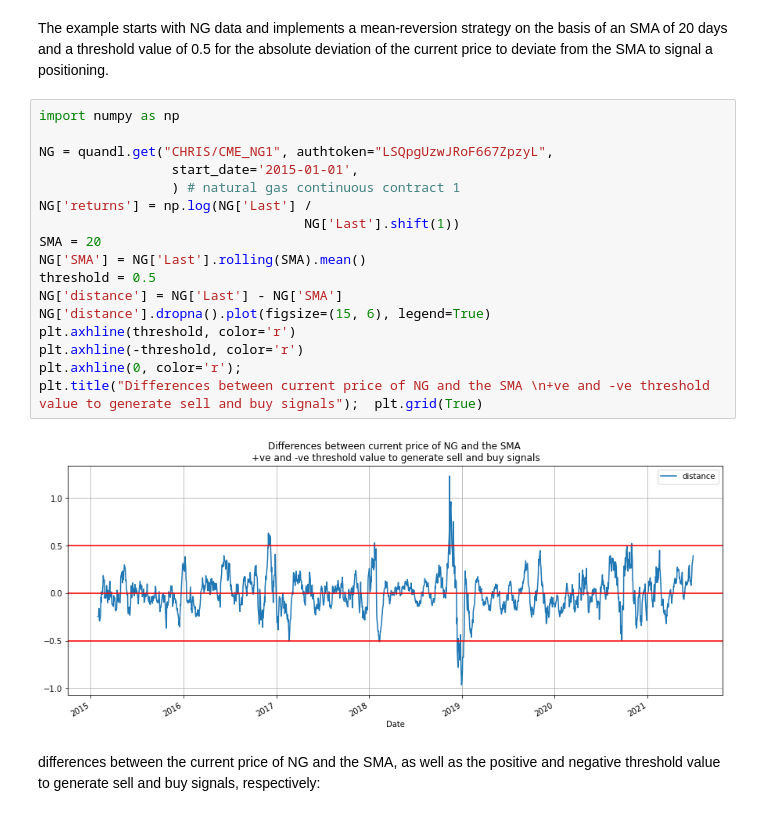
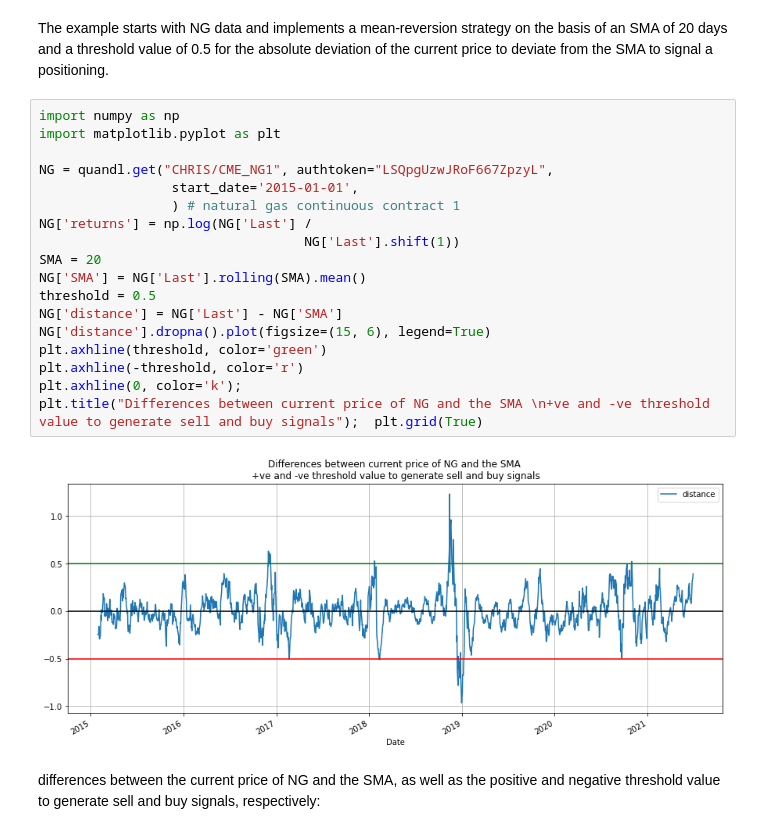
Before and after one commit to saritmaitra/Mean_Reversion_Trading, a Jupyter notebook: Mean_reversion_trading.ipynb, the cells around one changed output. Cells and saved outputs as stored; diff of their text form.

```diff
--- a/Mean_reversion_trading.ipynb
+++ b/Mean_reversion_trading.ipynb
@@ -14,23 +82,24 @@ from pandas import concat, DataFrame
 The example starts with NG data and implements a mean-reversion strategy on the basis of an SMA of 20 days and a threshold value of 0.5 for the absolute deviation of the current price to deviate from the SMA to signal a positioning.
 # %%
 import numpy as np
+import matplotlib.pyplot as plt
 
 NG = quandl.get("CHRIS/CME_NG1", authtoken="LSQpgUzwJRoF667ZpzyL",
                  start_date='2015-01-01',
                  ) # natural gas continuous contract 1
 NG['returns'] = np.log(NG['Last'] /
                                   NG['Last'].shift(1))
 SMA = 20
 NG['SMA'] = NG['Last'].rolling(SMA).mean()
 threshold = 0.5
 NG['distance'] = NG['Last'] - NG['SMA']
 NG['distance'].dropna().plot(figsize=(15, 6), legend=True)
-plt.axhline(threshold, color='r')
+plt.axhline(threshold, color='green')
 plt.axhline(-threshold, color='r')
-plt.axhline(0, color='r');
+plt.axhline(0, color='k');
 plt.title("Differences between current price of NG and the SMA \n+ve and -ve threshold value to generate sell and buy signals");  plt.grid(True)
 # %% [output]
-[figure, old version]
+[figure, new version]
 # %% [markdown]
 differences between the current price of NG and the SMA, as well as the positive and negative threshold value to generate sell and buy signals, respectively:
 # %%
```
Also changed, not shown: parts of 2 cells of this notebook.
